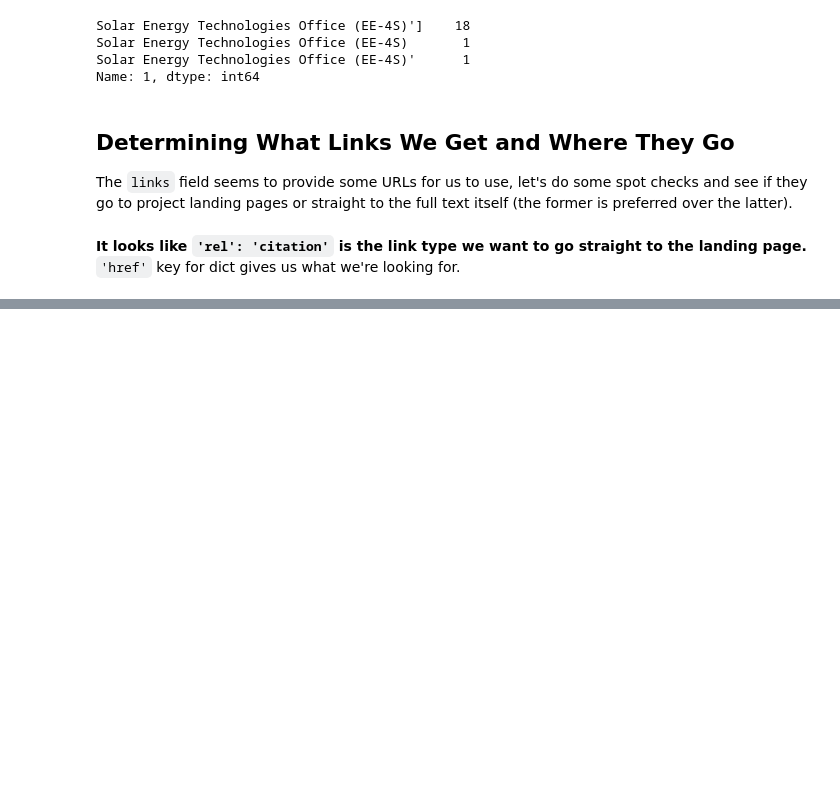
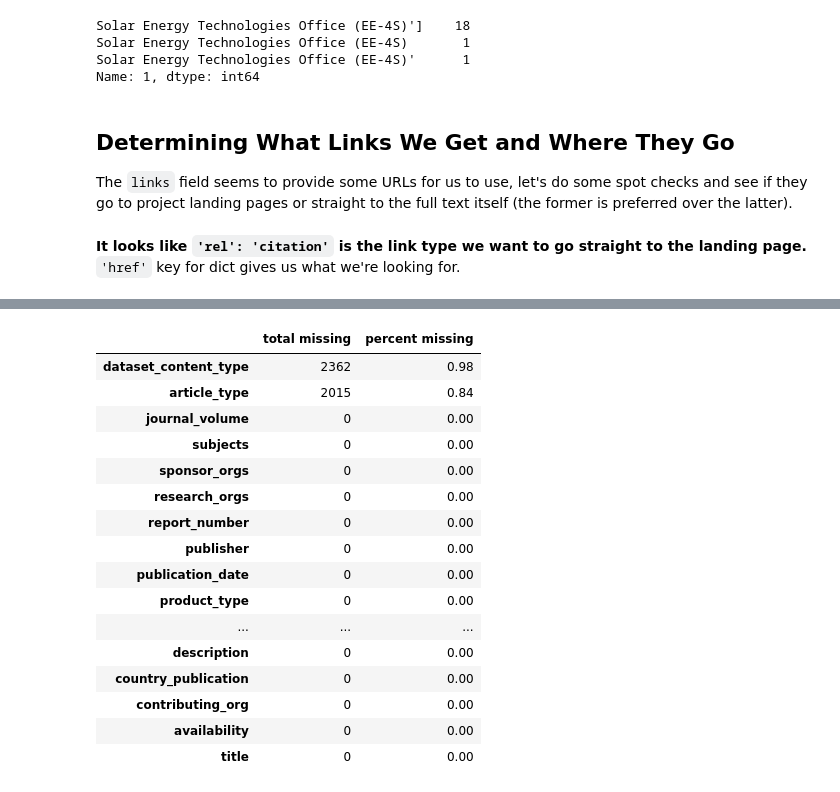
Before and after one commit to jwittenbach/OSTI-API, a Jupyter notebook: OSTI API Querying.ipynb, the cells around one changed output, grey strips where cells are left out. Cells and saved outputs as stored; diff of their text form; code cells hidden in the pictures; blank space fills up the shorter version.

```diff
--- a/OSTI API Querying.ipynb
+++ b/OSTI API Querying.ipynb
@@ -152,0 +250,23 @@ df['citation_link'] = df['links'].apply(citation_URL)
+# %%
+#Provide some basic info about missing values
+missing = pd.DataFrame(df.isnull().sum()).rename(columns = {0: 'total missing'})
+missing['percent missing'] = round(missing['total missing'] / len(df),2)
+missing.sort_values('total missing', ascending = False)
+# %% [output]
+|  | total missing | percent missing |
+| dataset_content_type | 2362 | 0.98 |
+| article_type | 2015 | 0.84 |
+| journal_volume | 0 | 0.00 |
+| subjects | 0 | 0.00 |
+| sponsor_orgs | 0 | 0.00 |
+| research_orgs | 0 | 0.00 |
+| report_number | 0 | 0.00 |
+| publisher | 0 | 0.00 |
+| publication_date | 0 | 0.00 |
+| product_type | 0 | 0.00 |
+| ... | ... | ... |
+| description | 0 | 0.00 |
+| country_publication | 0 | 0.00 |
+| contributing_org | 0 | 0.00 |
+| availability | 0 | 0.00 |
+| title | 0 | 0.00 |
```
Also changed, not shown: parts of 11 cells of this notebook, 2 other files.
